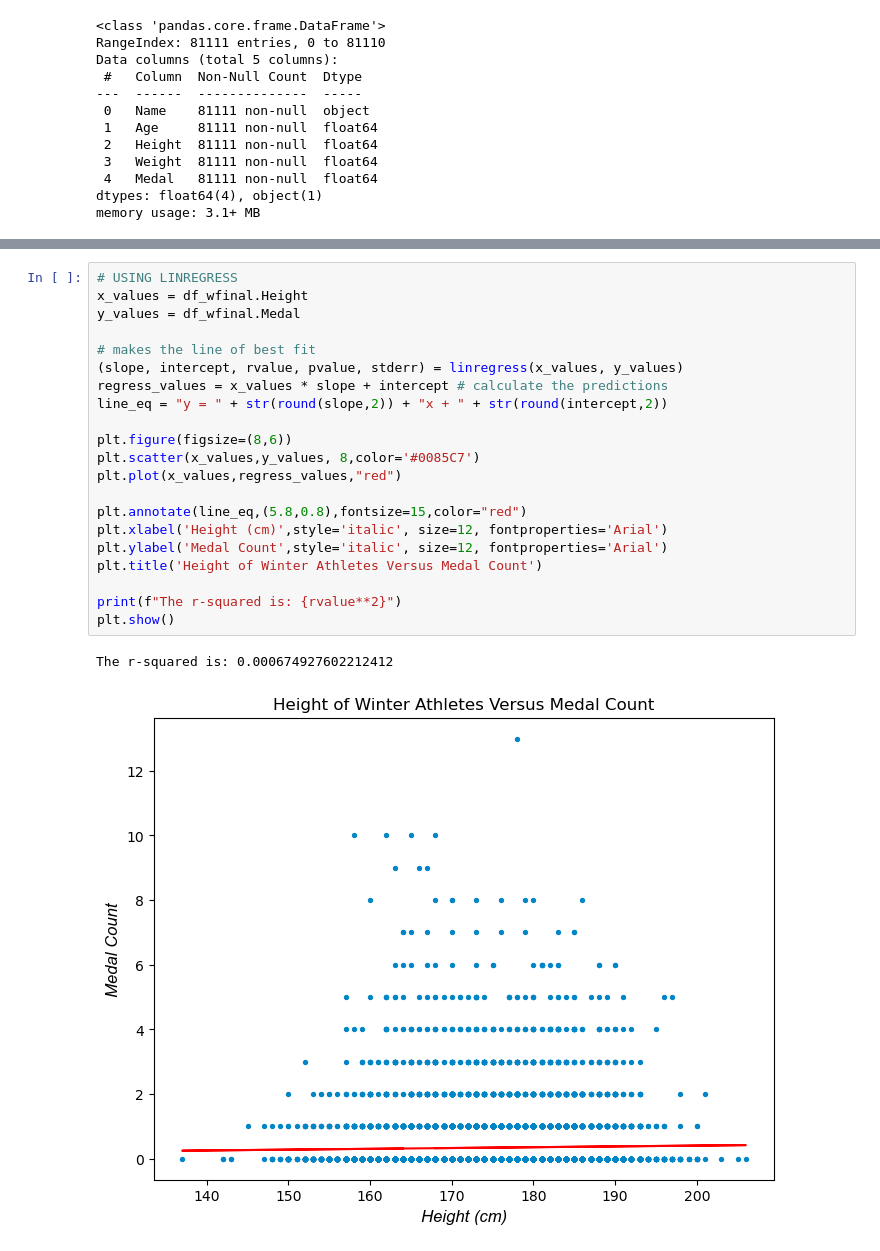
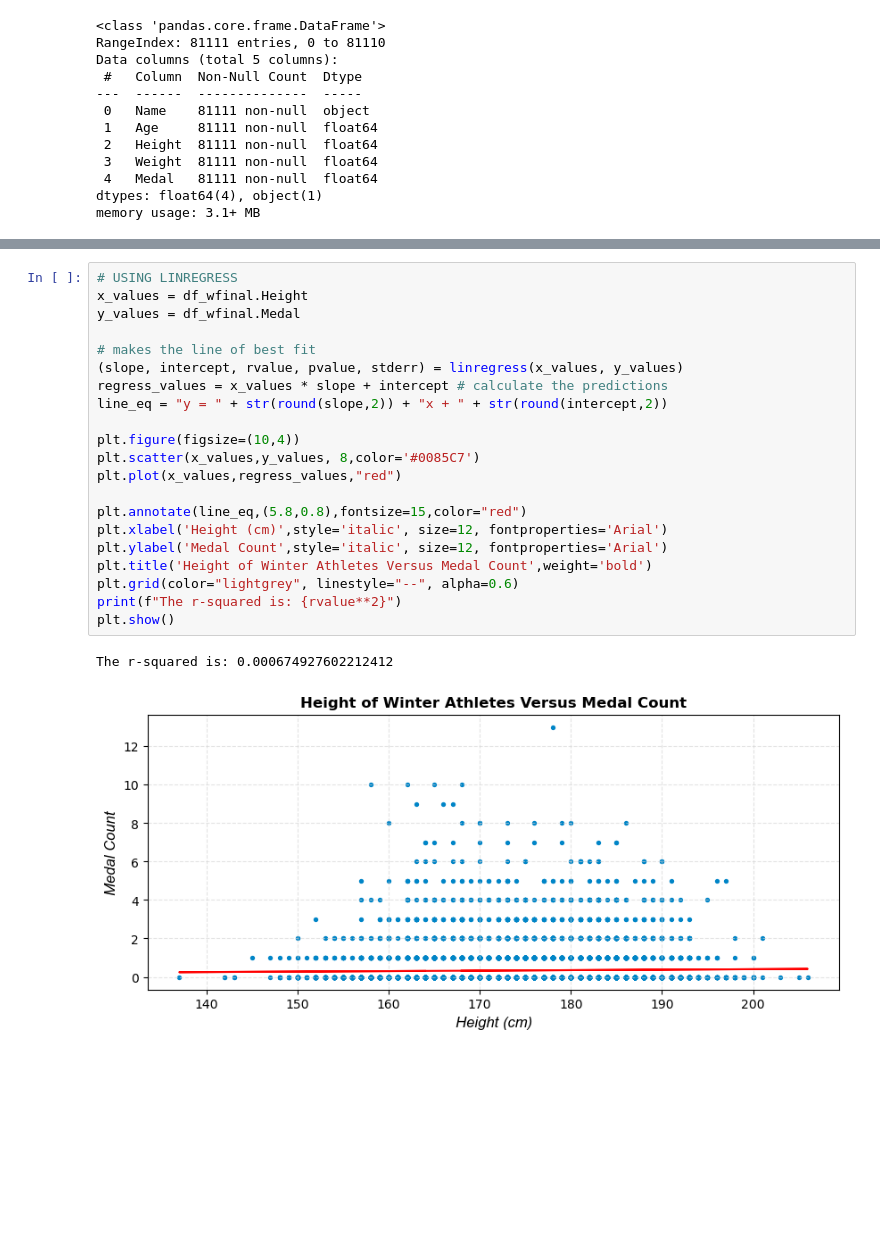
Before and after one commit to arroyo-jorge16/project_1_group_3, a Jupyter notebook: gavin_work/gavin_project.ipynb, the cells around one changed output, grey strips where cells are left out. Saved outputs shown, nothing was run; the diff lists cells and outputs as text; blank space fills up the shorter version.

```diff
--- a/gavin_work/gavin_project.ipynb
+++ b/gavin_work/gavin_project.ipynb
@@ -293,27 +295,27 @@ The r-squared is: 0.007949960203400299
 # %%
 # USING LINREGRESS
 x_values = df_wfinal.Height
 y_values = df_wfinal.Medal
 
 # makes the line of best fit
 (slope, intercept, rvalue, pvalue, stderr) = linregress(x_values, y_values)
 regress_values = x_values * slope + intercept # calculate the predictions
 line_eq = "y = " + str(round(slope,2)) + "x + " + str(round(intercept,2))
 
-plt.figure(figsize=(8,6))
+plt.figure(figsize=(10,4))
 plt.scatter(x_values,y_values, 8,color='#0085C7')
 plt.plot(x_values,regress_values,"red")
 
 plt.annotate(line_eq,(5.8,0.8),fontsize=15,color="red")
 plt.xlabel('Height (cm)',style='italic', size=12, fontproperties='Arial')
 plt.ylabel('Medal Count',style='italic', size=12, fontproperties='Arial')
-plt.title('Height of Winter Athletes Versus Medal Count')
-
+plt.title('Height of Winter Athletes Versus Medal Count',weight='bold')
+plt.grid(color="lightgrey", linestyle="--", alpha=0.6)
 print(f"The r-squared is: {rvalue**2}")
 plt.show()
 # %% [output]
 The r-squared is: 0.000674927602212412
-[figure, old version]
+[figure, new version]
 # %%
 # USING LINREGRESS
 x_values = df_wfinal.Weight
```
Also changed, not shown: parts of 5 cells of this notebook.
